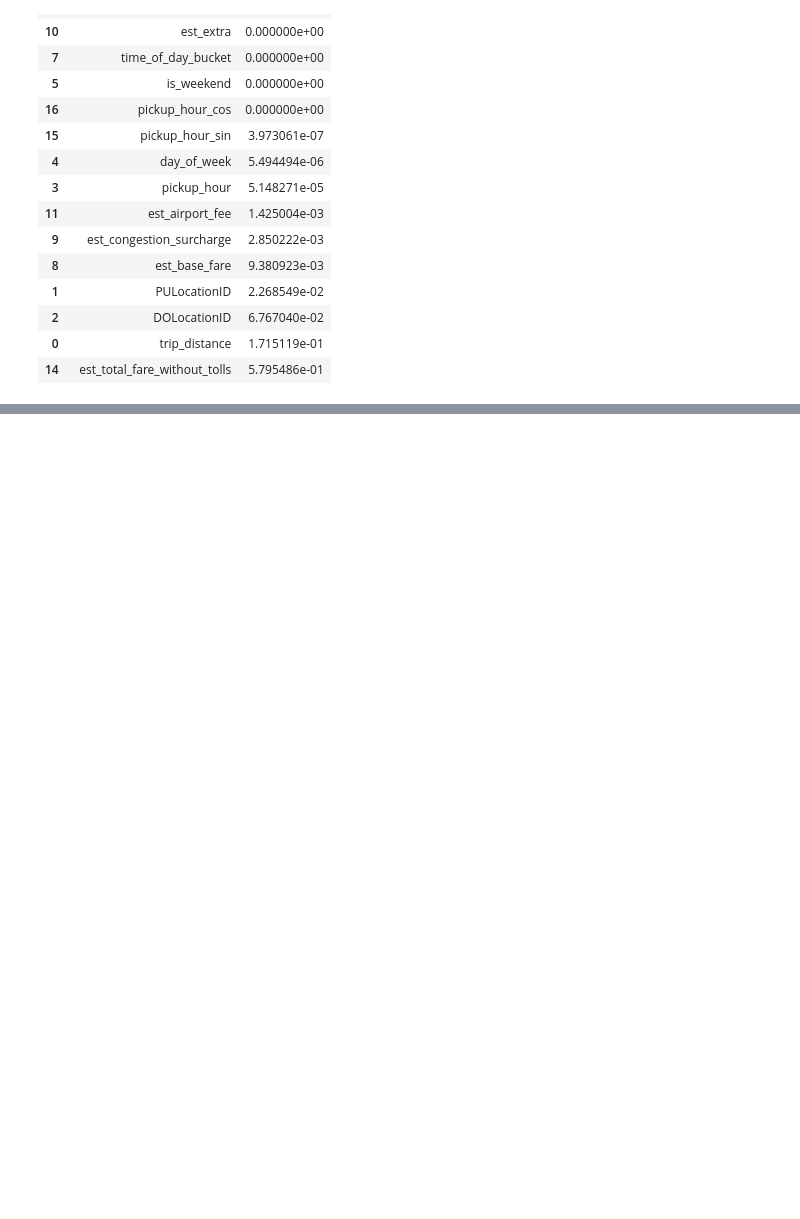
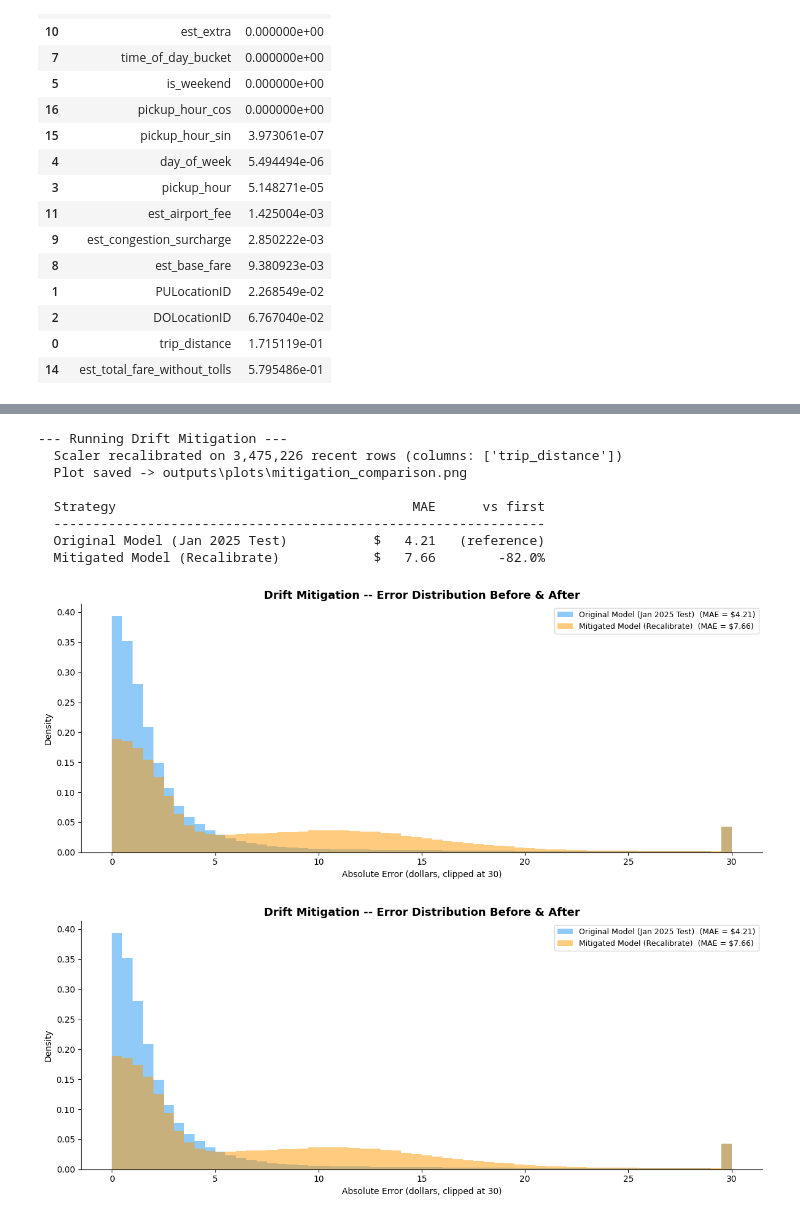
Before and after one commit to netanelr6/nyc-tlc-project-dsma-course, a Jupyter notebook: notebook_pipeline.ipynb, the cells around one changed output, grey strips where cells are left out. Saved outputs shown, nothing was run; the diff lists cells and outputs as text; code cells hidden in the pictures; blank space fills up the shorter version.

```diff
--- a/notebook_pipeline.ipynb
+++ b/notebook_pipeline.ipynb
@@ -630,0 +769,42 @@ Evaluating engineered models on test set...
+# %%
+print("--- Running Drift Mitigation ---")
+
+# Run Recalibrate mitigation strategy
+mitigated_model, mitigated_scaler, eval_steps = mitigate(
+    strategy="recalibrate",
+    train_df=df_clean_train,
+    recent_df=df_clean_test,
+    model_name="gradient_boosting",
+    model_dir="models/mitigated",
+    base_model=champion_model
+)
+
+# Compute prediction errors for comparison
+y_pred_original = champion_model.predict(X_test_eng)
+original_errors = np.abs(y_test_eng - y_pred_original)
+
+# Apply new scaler to test features
+X_test_recalibrated = X_test_eng.copy()
+scale_cols = [c for c in mitigated_scaler.feature_names_in_ if c in X_test_recalibrated.columns]
+X_test_recalibrated[scale_cols] = mitigated_scaler.transform(X_test_recalibrated[scale_cols])
+
+y_pred_mitigated = champion_model.predict(X_test_recalibrated)
+mitigated_errors = np.abs(y_test_eng - y_pred_mitigated)
+
+error_arrays = {
+    "Original Model (Jan 2025 Test)": original_errors,
+    "Mitigated Model (Recalibrate)": mitigated_errors
+}
+
+plot_mitigation_comparison(error_arrays, output_dir=PLOTS_DIR)
+# %% [output]
+--- Running Drift Mitigation ---
+  Scaler recalibrated on 3,475,226 recent rows (columns: ['trip_distance'])
+  Plot saved -> outputs\plots\mitigation_comparison.png
+
+  Strategy                                      MAE      vs first
+  ---------------------------------------------------------------
+  Original Model (Jan 2025 Test)           $   4.21   (reference)
+  Mitigated Model (Recalibrate)            $   7.66        -82.0%
+[figure, added]
+[figure, added]
```
Also changed, not shown: parts of 17 cells of this notebook, 27 other files.
